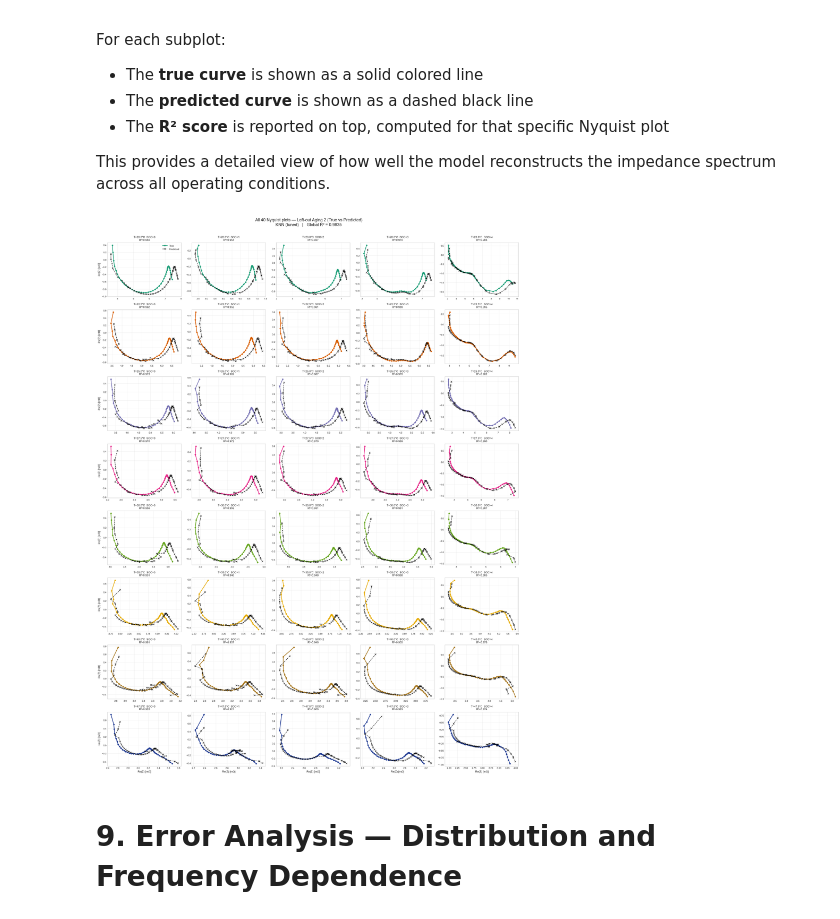
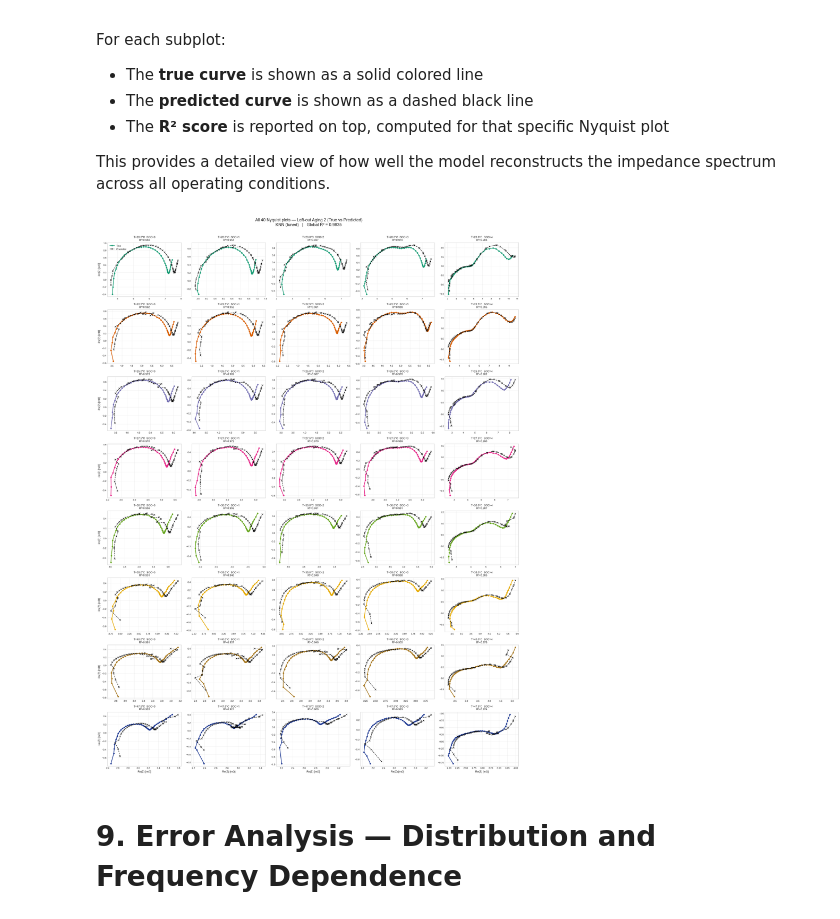
Before and after one commit to marcosoldani/ml_LiBs_project, a Jupyter notebook: notebooks/3_Aging_Interpolation.ipynb, the cells around one changed output. Drawn from its saved outputs; the diff is of its cells as text; code cells hidden in the pictures.

```diff
--- a/notebooks/3_Aging_Interpolation.ipynb
+++ b/notebooks/3_Aging_Interpolation.ipynb
@@ -213,7 +213,7 @@ for ax, temp in zip(axes, TEMPS_EDA):
 
         ax.plot(
             subset["Z_real"],
-            -subset["Z_imag"],
+            subset["Z_imag"],
             color=aging_cmap[ep],
             lw=lw,
             ls=style,
@@ -738,7 +738,7 @@ for i, temp in enumerate(TEMPS_SORTED):
 
         # --- True curve ---
         ax.plot(
-            sub["Z_real"], -sub["Z_imag"],
+            sub["Z_real"], sub["Z_imag"],
             color=color, lw=2,
             marker="o", markersize=4,
             label="True", zorder=2
@@ -746,7 +746,7 @@ for i, temp in enumerate(TEMPS_SORTED):
 
         # --- Predicted curve ---
         ax.plot(
-            sub["Z_real_pred"], -sub["Z_imag_pred"],
+            sub["Z_real_pred"], sub["Z_imag_pred"],
             color="black", lw=1.4, ls="--",
             marker="x", markersize=5,
             alpha=0.85,
@@ -754,34 +754,34 @@ for i, temp in enumerate(TEMPS_SORTED):
         )
 
         # --- Local R² ---
         r2_local = r2_score(
             sub[["Z_real", "Z_imag"]].values,
             sub[["Z_real_pred", "Z_imag_pred"]].values
         )
 
         ax.set_title(f"T={temp}°C  SOC={soc}\nR²={r2_local:.3f}", fontsize=9)
         ax.tick_params(labelsize=8)
         ax.grid(True, alpha=0.3)
 
         if i == n_temps - 1:
             ax.set_xlabel("Re(Z) [mΩ]", fontsize=9)
         if j == 0:
             ax.set_ylabel("-Im(Z) [mΩ]", fontsize=9)
 
         if i == 0 and j == 0:
             ax.legend(loc="best", fontsize=8, framealpha=0.9)
 
 fig.suptitle(
     f"All 40 Nyquist plots — Left-out Aging {AGING_TO_EXCLUDE} (True vs Predicted)\n"
     f"{best_name} (tuned)   |   Global R² = {r2_tuned:.4f}",
     fontsize=14,
     y=1.005
 )
 
 plt.tight_layout()
 plt.show()
 # %% [output]
-[figure, old version]
+[figure, new version]
 # %% [markdown]
 # 9. Error Analysis — Distribution and Frequency Dependence
 # %%
```
Also changed, not shown: parts of 2 cells of this notebook, 58 other files.
